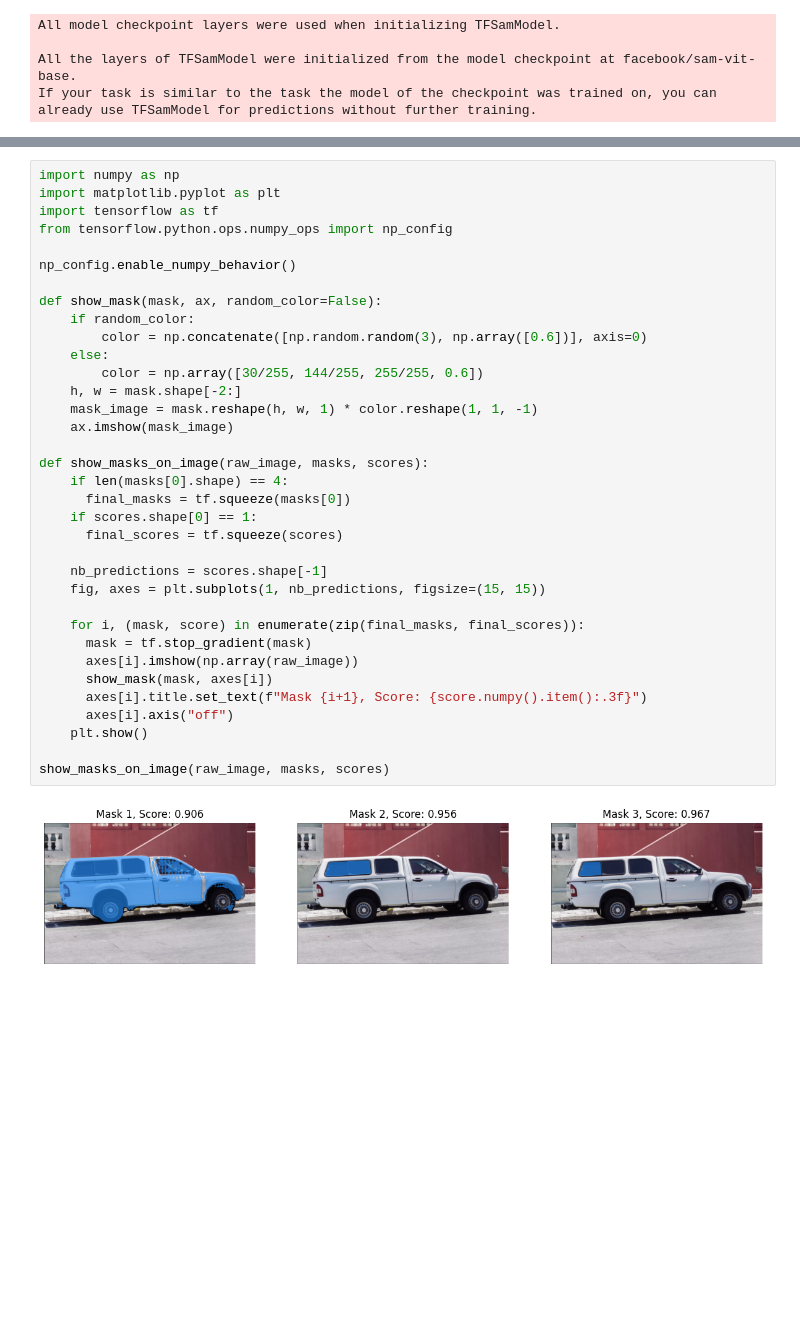
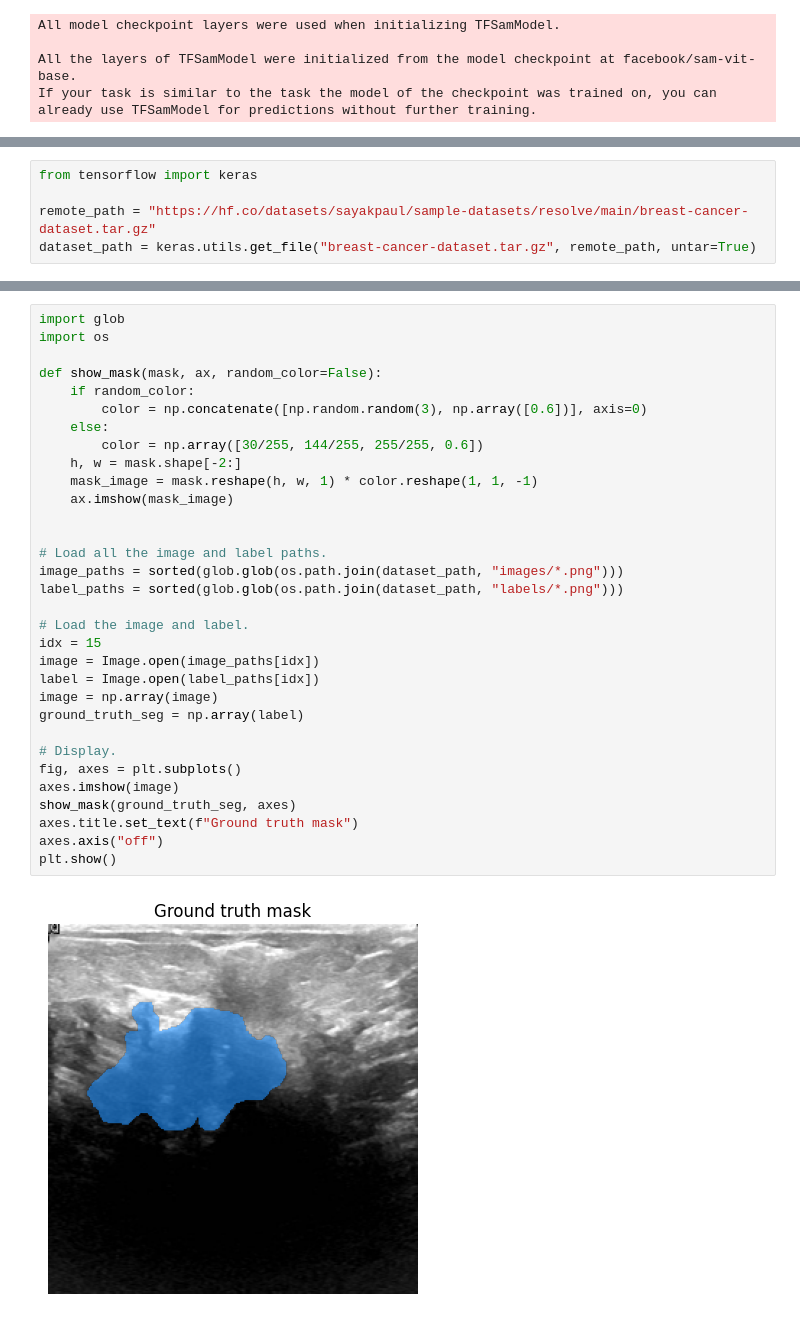
Before and after one commit to merveenoyan/example_notebooks, a Jupyter notebook: SAM.ipynb, the cells around one changed output, grey strips where cells are left out. Drawn from its saved outputs; the diff is of its cells as text; blank space fills up the shorter version.

```diff
--- a/SAM.ipynb
+++ b/SAM.ipynb
@@ -48,0 +227,5 @@ TensorShape([1, 3, 1764, 2646])
+# %%
+from tensorflow import keras
+
+remote_path = "https://hf.co/datasets/sayakpaul/sample-datasets/resolve/main/breast-cancer-dataset.tar.gz"
+dataset_path = keras.utils.get_file("breast-cancer-dataset.tar.gz", remote_path, untar=True)
@@ -49,37 +239,34 @@ TensorShape([1, 3, 1764, 2646])
 # %%
-import numpy as np
-import matplotlib.pyplot as plt
-import tensorflow as tf
-from tensorflow.python.ops.numpy_ops import np_config
-
-np_config.enable_numpy_behavior()
+import glob
+import os
 
 def show_mask(mask, ax, random_color=False):
     if random_color:
         color = np.concatenate([np.random.random(3), np.array([0.6])], axis=0)
     else:
         color = np.array([30/255, 144/255, 255/255, 0.6])
     h, w = mask.shape[-2:]
     mask_image = mask.reshape(h, w, 1) * color.reshape(1, 1, -1)
     ax.imshow(mask_image)
 
-def show_masks_on_image(raw_image, masks, scores):
-    if len(masks[0].shape) == 4:
-      final_masks = tf.squeeze(masks[0])
-    if scores.shape[0] == 1:
-      final_scores = tf.squeeze(scores)
 
-    nb_predictions = scores.shape[-1]
-    fig, axes = plt.subplots(1, nb_predictions, figsize=(15, 15))
+# Load all the image and label paths.
+image_paths = sorted(glob.glob(os.path.join(dataset_path, "images/*.png")))
+label_paths = sorted(glob.glob(os.path.join(dataset_path, "labels/*.png")))
 
-    for i, (mask, score) in enumerate(zip(final_masks, final_scores)):
-      mask = tf.stop_gradient(mask)
-      axes[i].imshow(np.array(raw_image))
-      show_mask(mask, axes[i])
-      axes[i].title.set_text(f"Mask {i+1}, Score: {score.numpy().item():.3f}")
-      axes[i].axis("off")
-    plt.show()
+# Load the image and label.
+idx = 15
+image = Image.open(image_paths[idx])
+label = Image.open(label_paths[idx])
+image = np.array(image)
+ground_truth_seg = np.array(label)
 
-show_masks_on_image(raw_image, masks, scores)
+# Display.
+fig, axes = plt.subplots()
+axes.imshow(image)
+show_mask(ground_truth_seg, axes)
+axes.title.set_text(f"Ground truth mask")
+axes.axis("off")
+plt.show()
 # %% [output]
-[figure, old version]
+[figure, new version]
```
Also changed, not shown: parts of 44 cells of this notebook.
